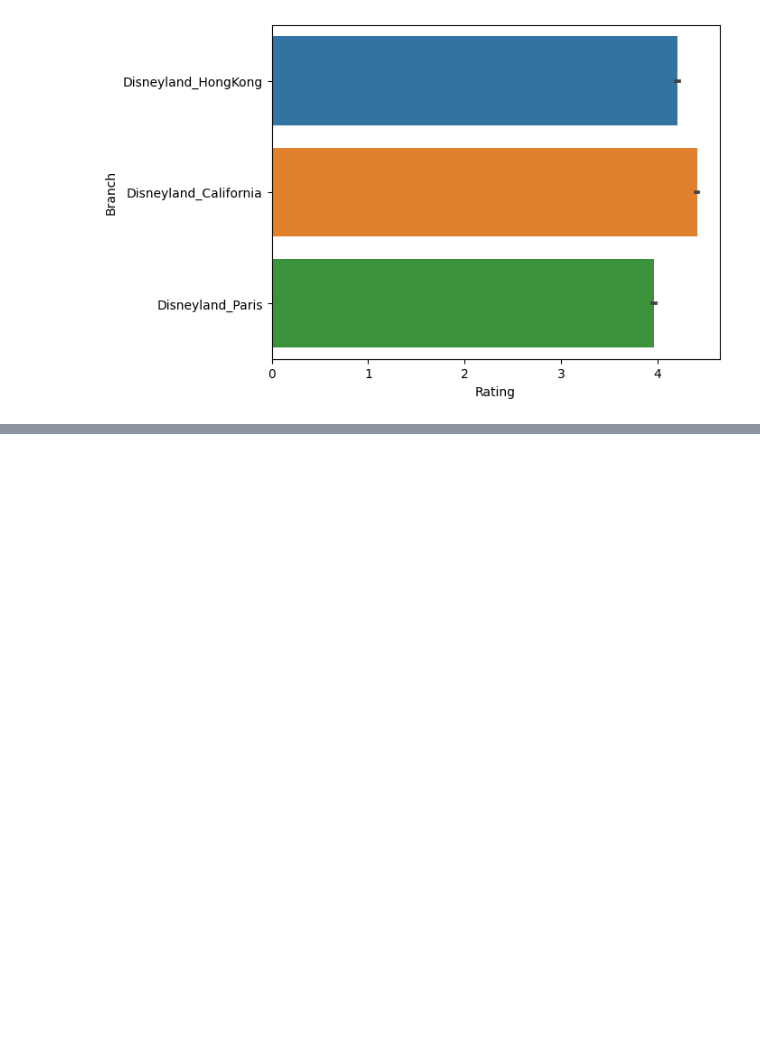
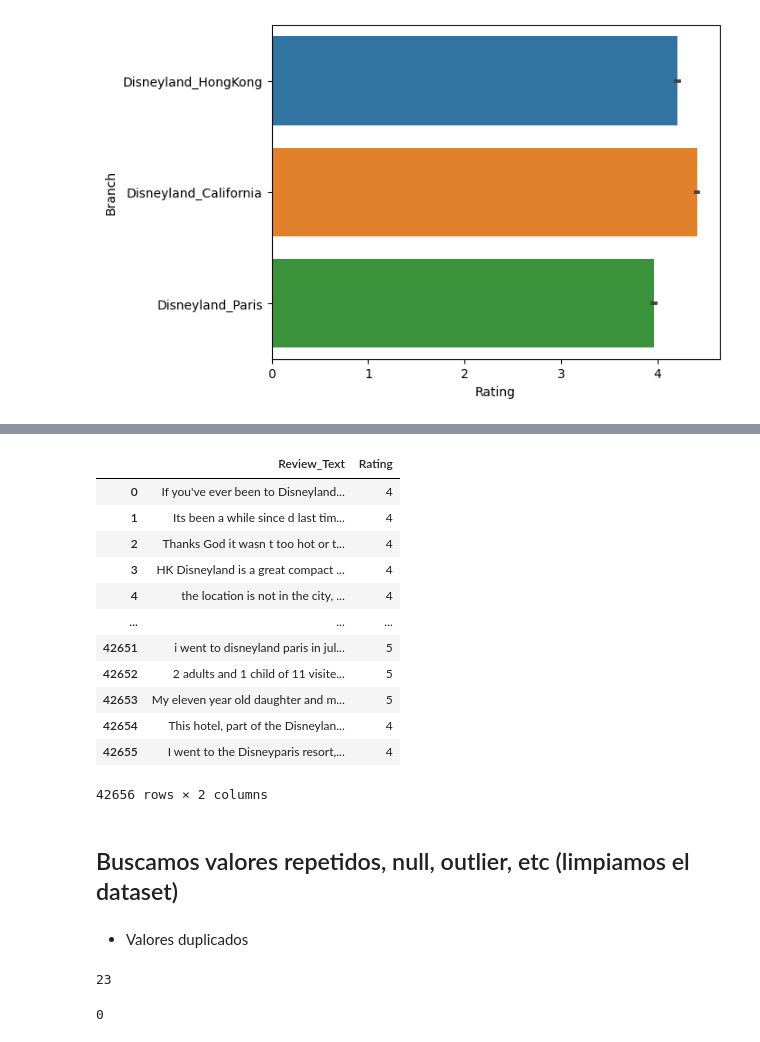
Before and after one commit to ricklarave/Reviews_de_Disneyland--Clasificacion_y_analisis_de_sentimientos, a Jupyter notebook: NaturalLanguageProcessing.ipynb, the cells around one changed output, grey strips where cells are left out. Drawn from its saved outputs; the diff is of its cells as text; code cells hidden in the pictures; blank space fills up the shorter version.

Commit message:
Limpiamos el dataset

```diff
--- a/NaturalLanguageProcessing.ipynb
+++ b/NaturalLanguageProcessing.ipynb
@@ -119,0 +129,3 @@ sns.barplot( y = data["Branch"], x = data["Rating"])
+# %%
+# Borramos las columnas con el índice 0, 2, 3, 5.
+data.drop( data.columns[[0, 2, 3, 5]], axis = 1, inplace = True )
@@ -119,0 +140,28 @@ sns.barplot( y = data["Branch"], x = data["Rating"])
+# %%
+# Cambiamos el orden de las columnas
+data = data[["Review_Text", "Rating"]]
+# %%
+data
+# %% [output]
+|  | Review_Text | Rating |
+| 0 | If you've ever been to Disneyland... | 4 |
+| 1 | Its been a while since d last tim... | 4 |
+| 2 | Thanks God it wasn t too hot or t... | 4 |
+| 3 | HK Disneyland is a great compact ... | 4 |
+| 4 | the location is not in the city, ... | 4 |
+| ... | ... | ... |
+| 42651 | i went to disneyland paris in jul... | 5 |
+| 42652 | 2 adults and 1 child of 11 visite... | 5 |
+| 42653 | My eleven year old daughter and m... | 5 |
+| 42654 | This hotel, part of the Disneylan... | 4 |
+| 42655 | I went to the Disneyparis resort,... | 4 |
+42656 rows × 2 columns
+# %% [markdown]
+## Buscamos valores repetidos, null, outlier, etc (limpiamos el dataset)
+# %% [markdown]
+* Valores duplicados
+# %%
+# Valores duplicados
+data.duplicated().sum()
+# %% [output]
+23
@@ -119,0 +171,6 @@ sns.barplot( y = data["Branch"], x = data["Rating"])
+# %%
+# Comprobamos nuevamente si hay valores repetidos
+data.duplicated().sum()
+# Ya no tenemos valores duplicados en el dataset
+# %% [output]
+0
```
Also changed, not shown: parts of 9 cells of this notebook.
